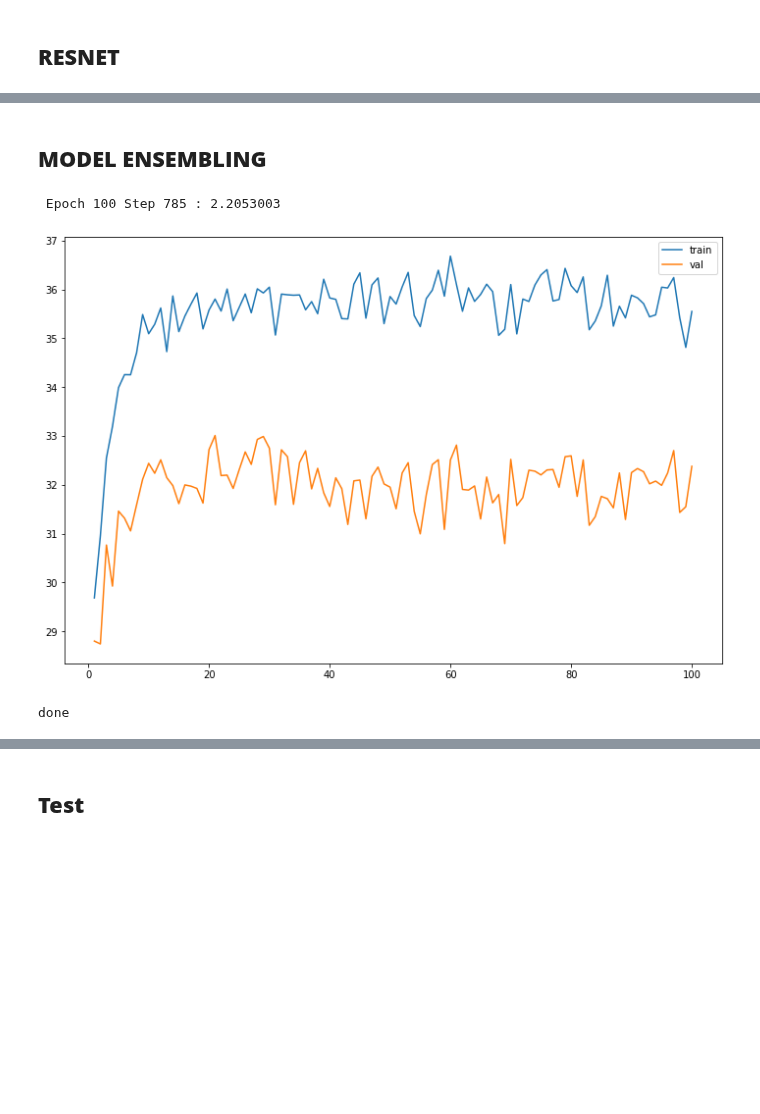
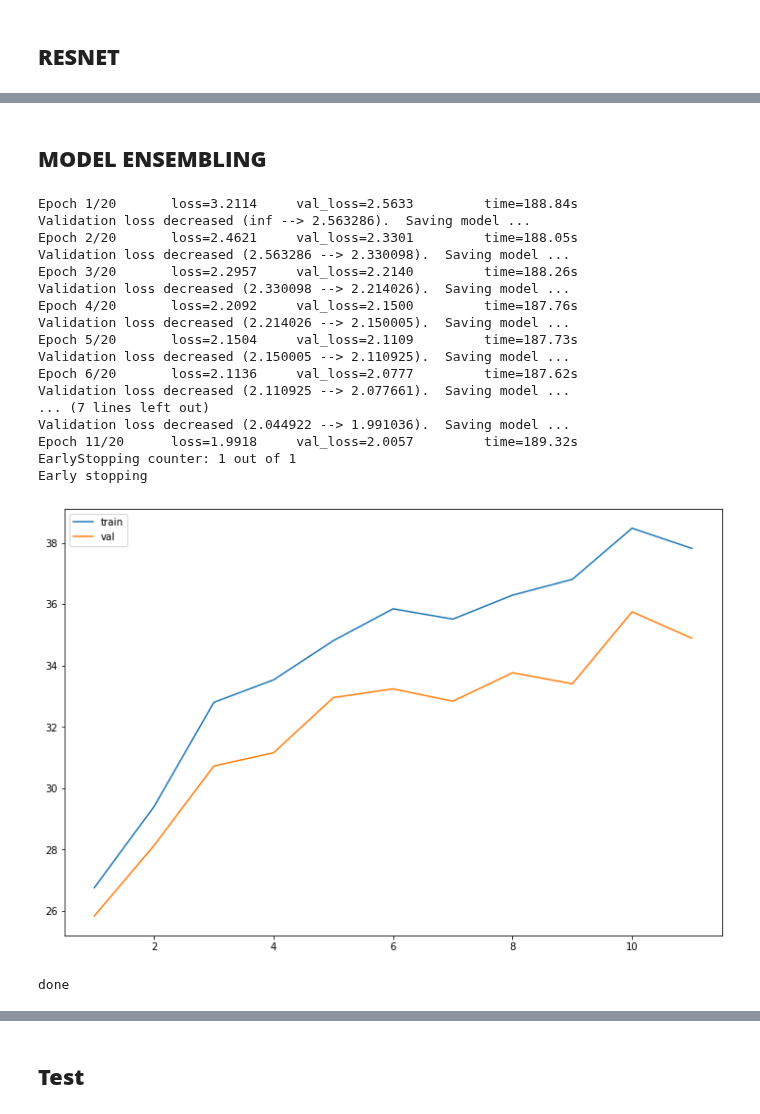
Before and after one commit to YYIPL/ML_Project, a Jupyter notebook: Projet_miniVQA_YIAY.ipynb, the cells around one changed output, grey strips where cells are left out. Saved outputs shown, nothing was run; the diff lists cells and outputs as text; code cells hidden in the pictures; blank space fills up the shorter version.

Commit message:
Early stop

```diff
--- a/Projet_miniVQA_YIAY.ipynb
+++ b/Projet_miniVQA_YIAY.ipynb
@@ -441,0 +408,41 @@ class ResNet(nn.Module):
+# %%
+class EarlyStopping:
+    """Early stops the training if validation loss doesn't improve after a given patience."""
+    def __init__(self, patience=7, verbose=False):
+        """
+        Args:
+            patience (int): How long to wait after last time validation loss improved.
+                            Default: 7
+            verbose (bool): If True, prints a message for each validation loss improvement.
+                            Default: False
+        """
+        self.patience = patience
+        self.verbose = verbose
+        self.counter = 0
+        self.best_score = None
+        self.early_stop = False
+        self.val_loss_min = np.Inf
+
+    def __call__(self, val_loss, model):
+
+        score = -val_loss
+
+        if self.best_score is None:
+            self.best_score = score
+            self.save_checkpoint(val_loss, model)
+        elif score < self.best_score:
+            self.counter += 1
+            print(f'EarlyStopping counter: {self.counter} out of {self.patience}')
+            if self.counter >= self.patience:
+                self.early_stop = True
+        else:
+            self.best_score = score
+            self.save_checkpoint(val_loss, model)
+            self.counter = 0
+
+    def save_checkpoint(self, val_loss, model):
+        '''Saves model when validation loss decrease.'''
+        if self.verbose:
+            print(f'Validation loss decreased ({self.val_loss_min:.6f} --> {val_loss:.6f}).  Saving model ...')
+        torch.save(model.state_dict(), 'checkpoint.pt')
+        self.val_loss_min = val_loss
@@ -442,18 +521,34 @@ class ResNet(nn.Module):
+# %% [markdown]
+## **MODEL ENSEMBLING**
 # %%
 def ResNet50(img_channels=3, num_classes=100):
   return ResNet(block, [3, 4, 23, 3], img_channels, num_classes)
 # %%
 # resnet = ResNet50()
 # train(resnet.cuda() , num_epochs=10)
-# %% [markdown]
-## **MODEL ENSEMBLING**
 # %%
 net = Network(100)
 net.cuda()
-train(net,num_epochs=50)
+train(net,num_epochs=20)
 # %% [output]
- Epoch 100 Step 785 : 2.2053003
+Epoch 1/20       loss=3.2114     val_loss=2.5633         time=188.84s
+Validation loss decreased (inf --> 2.563286).  Saving model ...
+Epoch 2/20       loss=2.4621     val_loss=2.3301         time=188.05s
+Validation loss decreased (2.563286 --> 2.330098).  Saving model ...
+Epoch 3/20       loss=2.2957     val_loss=2.2140         time=188.26s
+Validation loss decreased (2.330098 --> 2.214026).  Saving model ...
+Epoch 4/20       loss=2.2092     val_loss=2.1500         time=187.76s
+Validation loss decreased (2.214026 --> 2.150005).  Saving model ...
+Epoch 5/20       loss=2.1504     val_loss=2.1109         time=187.73s
+Validation loss decreased (2.150005 --> 2.110925).  Saving model ...
+Epoch 6/20       loss=2.1136     val_loss=2.0777         time=187.62s
+Validation loss decreased (2.110925 --> 2.077661).  Saving model ...
+... (7 lines left out)
+Validation loss decreased (2.044922 --> 1.991036).  Saving model ...
+Epoch 11/20      loss=1.9918     val_loss=2.0057         time=189.32s
+EarlyStopping counter: 1 out of 1
+Early stopping
-[figure, old version]
+[figure, new version]
 done
 # %%
 net2 = Network(100)
```
Also changed, not shown: parts of 12 cells of this notebook.
